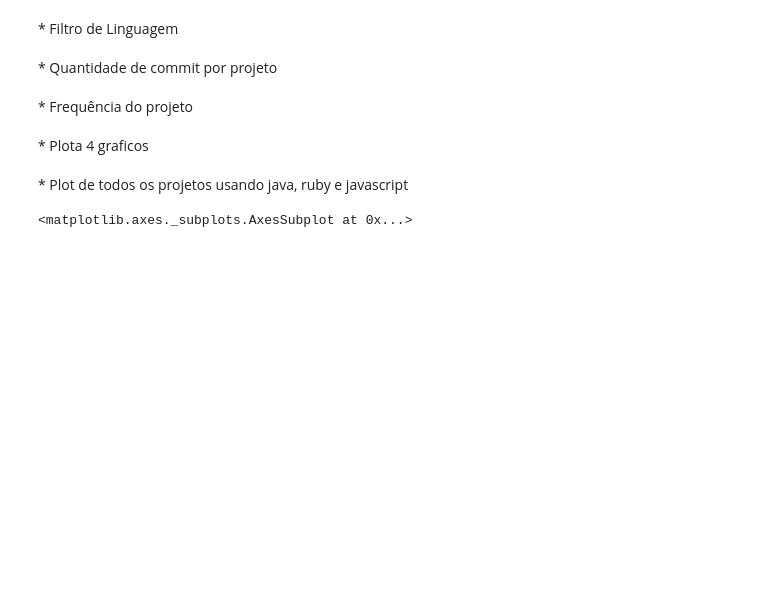
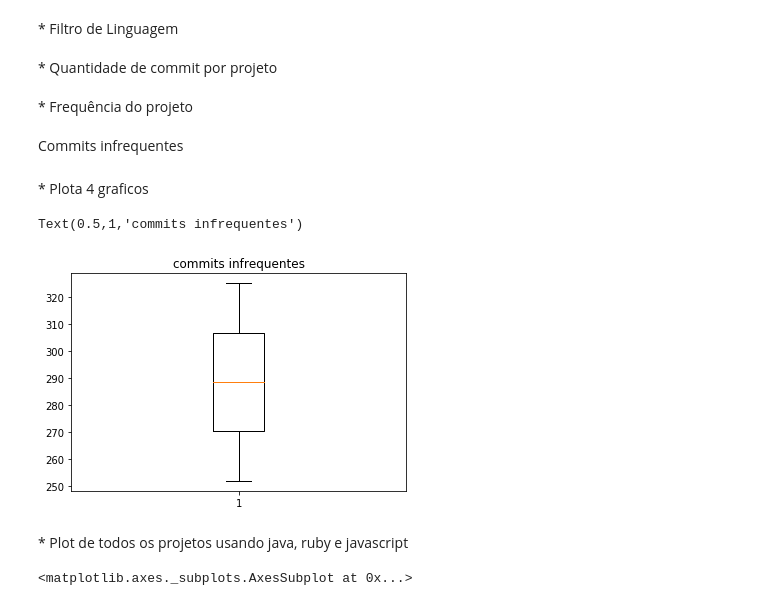
Before and after one commit to wagnernegrao/ci-analysis, a Jupyter notebook: ci_analysis.ipynb, the cells around one changed output. Cells and saved outputs as stored; diff of their text form; code cells hidden in the pictures; blank space fills up the shorter version.

Commit message:
function for commits not frequency

```diff
--- a/ci_analysis.ipynb
+++ b/ci_analysis.ipynb
@@ -103,6 +103,21 @@ def project_frequency(list_commit, list_project):
             veryHigh_frequency.append(list_commit[i])
 
     return(low_frequency, medium_frequency, high_frequency, veryHigh_frequency)
+# %% [markdown]
+Commits infrequentes
+# %%
+def commit_frequency(list_commit, list_project):
+    df = pd.DataFrame(list_commit)
+    df = df.describe() # Se obtem o primeiro, segundo e terceiro quartil
+
+    frequency = []
+
+    for i in range(len(list_commit)):
+        if(list_commit[i] < df[0][5]): #Ate a Mediana
+            frequency.append(list_commit[i])
+
+
+    return(frequency)
 # %% [markdown]
 <font size = 4/>
 * Plota 4 graficos
@@ -144,6 +160,13 @@ for language in language_name:
     commit_project.append(list_commit) # Adiciona em uma lista os commits
 
     project_name.append(list_project) # Adiciona em uma lista os nomes dos projetos
+# %%
+frequency = commit_frequency(list_commit, list_project)
+plt.boxplot(frequency)
+plt.title('commits infrequentes')
+# %% [output]
+Text(0.5,1,'commits infrequentes')
+[figure, added]
 # %% [markdown]
 <font size = 4/>
 * Plot de todos os projetos usando java, ruby e javascript
```
Also changed, not shown: parts of 1 cell of this notebook.
